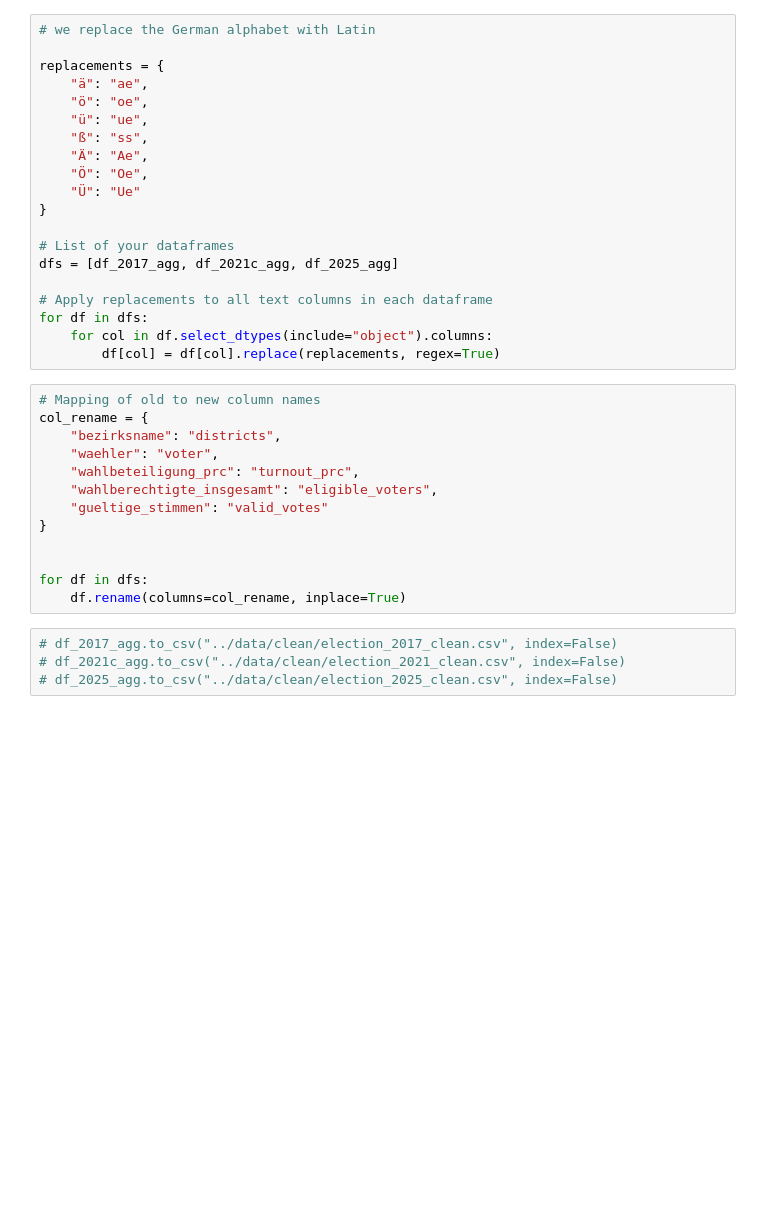
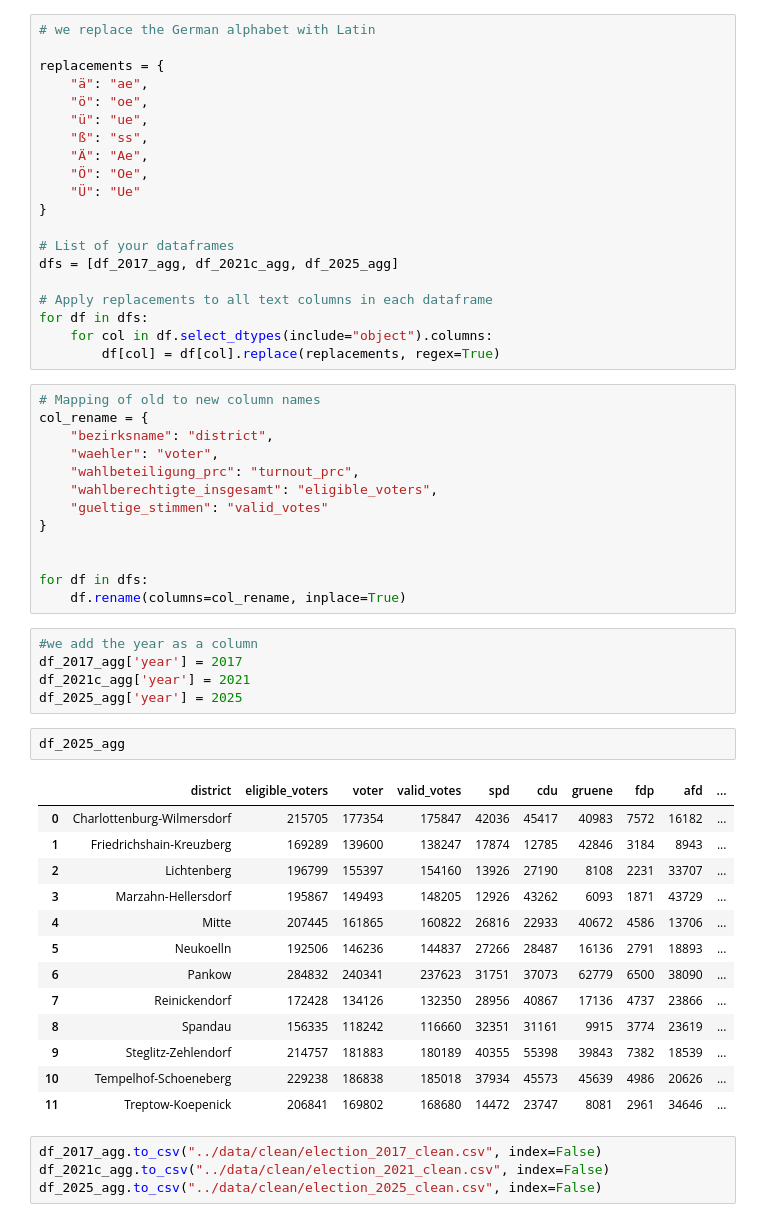
Before and after one commit to SeenoUrbanism/rent-price-and-election-results-berlin, a Jupyter notebook: notebooks/1 data_wrangling_election.ipynb, the cells around one changed output. Saved outputs shown, nothing was run; the diff lists cells and outputs as text; blank space fills up the shorter version.

```diff
--- a/notebooks/data_wrangling_election.ipynb
+++ b/notebooks/1 data_wrangling_election.ipynb
@@ -475,7 +475,7 @@ for df in dfs:
 # %%
 # Mapping of old to new column names
 col_rename = {
-    "bezirksname": "districts",
+    "bezirksname": "district",
     "waehler": "voter",
     "wahlbeteiligung_prc": "turnout_prc",
     "wahlberechtigte_insgesamt": "eligible_voters",
@@ -485,7 +485,28 @@ col_rename = {
 
 for df in dfs:
     df.rename(columns=col_rename, inplace=True)
+# %%
+#we add the year as a column
+df_2017_agg['year'] = 2017
+df_2021c_agg['year'] = 2021
+df_2025_agg['year'] = 2025
+# %%
+df_2025_agg
+# %% [output]
+|  | district | eligible_voters | voter | valid_votes | spd | cdu | gruene | fdp | afd | ... |
+| 0 | Charlottenburg-Wilmersdorf | 215705 | 177354 | 175847 | 42036 | 45417 | 40983 | 7572 | 16182 | ... |
+| 1 | Friedrichshain-Kreuzberg | 169289 | 139600 | 138247 | 17874 | 12785 | 42846 | 3184 | 8943 | ... |
+| 2 | Lichtenberg | 196799 | 155397 | 154160 | 13926 | 27190 | 8108 | 2231 | 33707 | ... |
+| 3 | Marzahn-Hellersdorf | 195867 | 149493 | 148205 | 12926 | 43262 | 6093 | 1871 | 43729 | ... |
+| 4 | Mitte | 207445 | 161865 | 160822 | 26816 | 22933 | 40672 | 4586 | 13706 | ... |
+| 5 | Neukoelln | 192506 | 146236 | 144837 | 27266 | 28487 | 16136 | 2791 | 18893 | ... |
+| 6 | Pankow | 284832 | 240341 | 237623 | 31751 | 37073 | 62779 | 6500 | 38090 | ... |
+| 7 | Reinickendorf | 172428 | 134126 | 132350 | 28956 | 40867 | 17136 | 4737 | 23866 | ... |
+| 8 | Spandau | 156335 | 118242 | 116660 | 32351 | 31161 | 9915 | 3774 | 23619 | ... |
+| 9 | Steglitz-Zehlendorf | 214757 | 181883 | 180189 | 40355 | 55398 | 39843 | 7382 | 18539 | ... |
+| 10 | Tempelhof-Schoeneberg | 229238 | 186838 | 185018 | 37934 | 45573 | 45639 | 4986 | 20626 | ... |
+| 11 | Treptow-Koepenick | 206841 | 169802 | 168680 | 14472 | 23747 | 8081 | 2961 | 34646 | ... |
 # %%
-# df_2017_agg.to_csv("../data/clean/election_2017_clean.csv", index=False)
-# df_2021c_agg.to_csv("../data/clean/election_2021_clean.csv", index=False)
-# df_2025_agg.to_csv("../data/clean/election_2025_clean.csv", index=False)
+df_2017_agg.to_csv("../data/clean/election_2017_clean.csv", index=False)
+df_2021c_agg.to_csv("../data/clean/election_2021_clean.csv", index=False)
+df_2025_agg.to_csv("../data/clean/election_2025_clean.csv", index=False)
```
Also changed, not shown: 16 other files.
